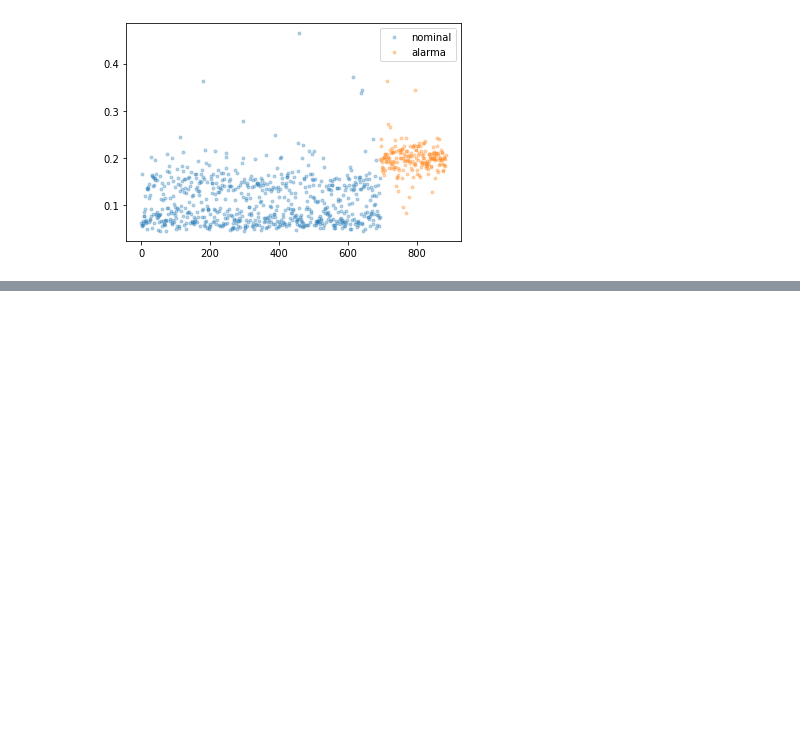
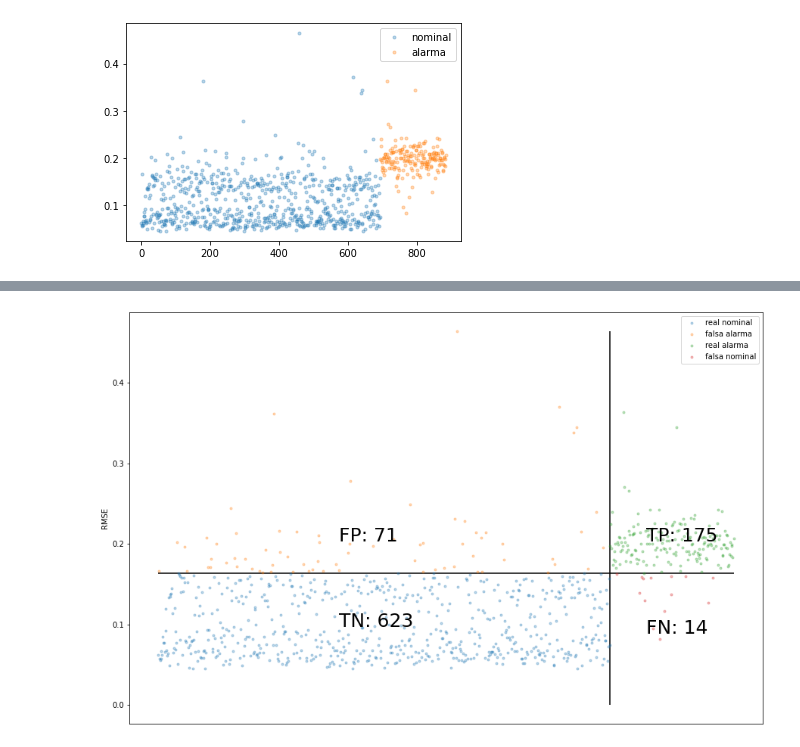
Before and after one commit to MartinVIllesca/ME7260-Aprendizaje-Profundo-en-Diagnostico-y-Pronostico-de-Fallas, a Jupyter notebook: t4/tarea_04.ipynb, the cells around one changed output, grey strips where cells are left out. Saved outputs shown, nothing was run; the diff lists cells and outputs as text; code cells hidden in the pictures; blank space fills up the shorter version.

```diff
--- a/t4/tarea_04.ipynb
+++ b/t4/tarea_04.ipynb
@@ -270,0 +298,52 @@ plt.show()
+# %%
+# dibujar rmse y division de ejemplos segun mejor th de separacion para FN = 30
+
+plt.figure(figsize=(15,10))
+
+th = best_th
+
+nominal = np.where(Y_test == 1)[0]
+ejex = np.linspace(0, nominal.shape[0], num=nominal.shape[0], dtype=int)
+
+rmse_nominal = rmse[nominal]
+
+real_nominal = np.where(rmse_nominal < th)[0]
+falsa_alarma = np.where(rmse_nominal > th)[0]
+
+plt.plot(ejex[real_nominal], rmse_nominal[real_nominal], ls='', marker='.', alpha=0.3, label='real nominal')
+plt.plot(ejex[falsa_alarma], rmse_nominal[falsa_alarma], ls='', marker='.', alpha=0.3, label='falsa alarma')
+
+plt.text(ejex.mean() * 0.8, rmse_nominal[real_nominal].mean(),
+         f'TN: {real_nominal.shape[0]}', fontsize=25)
+plt.text(ejex.mean() * 0.8, rmse_nominal[falsa_alarma].mean(),
+         f'FP: {falsa_alarma.shape[0]}', fontsize=25)
+
+alarma = np.where(Y_test == 0)[0]
+ejex = nominal.shape[0] + np.linspace(0, alarma.shape[0], num=alarma.shape[0], dtype=int)
+
+rmse_alarma = rmse[alarma]
+
+real_alarma = np.where(rmse_alarma > th)[0]
+falsa_nominal = np.where(rmse_alarma < th)[0]
+
+plt.plot(ejex[real_alarma], rmse_alarma[real_alarma], ls='', marker='.', alpha=0.3, label='real alarma')
+plt.plot(ejex[falsa_nominal], rmse_alarma[falsa_nominal], ls='', marker='.', alpha=0.3, label='falsa nominal')
+plt.text(ejex.mean() * 0.95, rmse_alarma[real_alarma].mean(),
+         f'TP: {real_alarma.shape[0]}', fontsize=25)
+plt.text(ejex.mean() * 0.95, rmse_alarma[falsa_nominal].mean() - 0.05,
+         f'FN: {falsa_nominal.shape[0]}', fontsize=25)
+
+plt.hlines(th, 0, ejex[-1])
+plt.vlines(nominal.shape[0], 0, rmse.max())
+
+plt.legend()
+plt.ylabel('RMSE')
+plt.tick_params(
+    axis='x',          # changes apply to the x-axis
+    which='both',      # both major and minor ticks are affected
+    bottom=False,      # ticks along the bottom edge are off
+    top=False,         # ticks along the top edge are off
+    labelbottom=False) # labels along the bottom edge are off
+plt.show()
+# %% [output]
+[figure, added]
```
Also changed, not shown: parts of 6 cells of this notebook.
